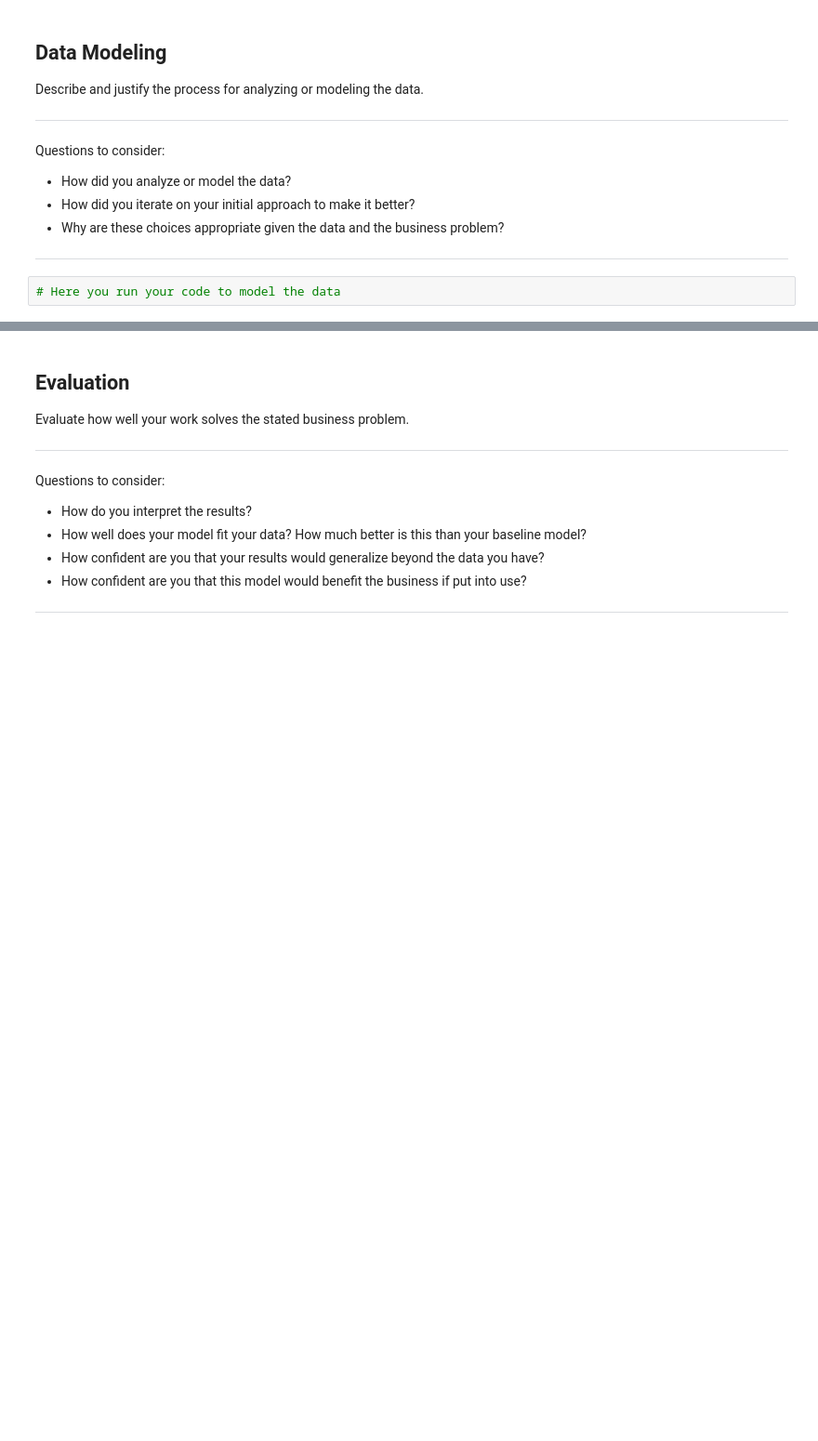
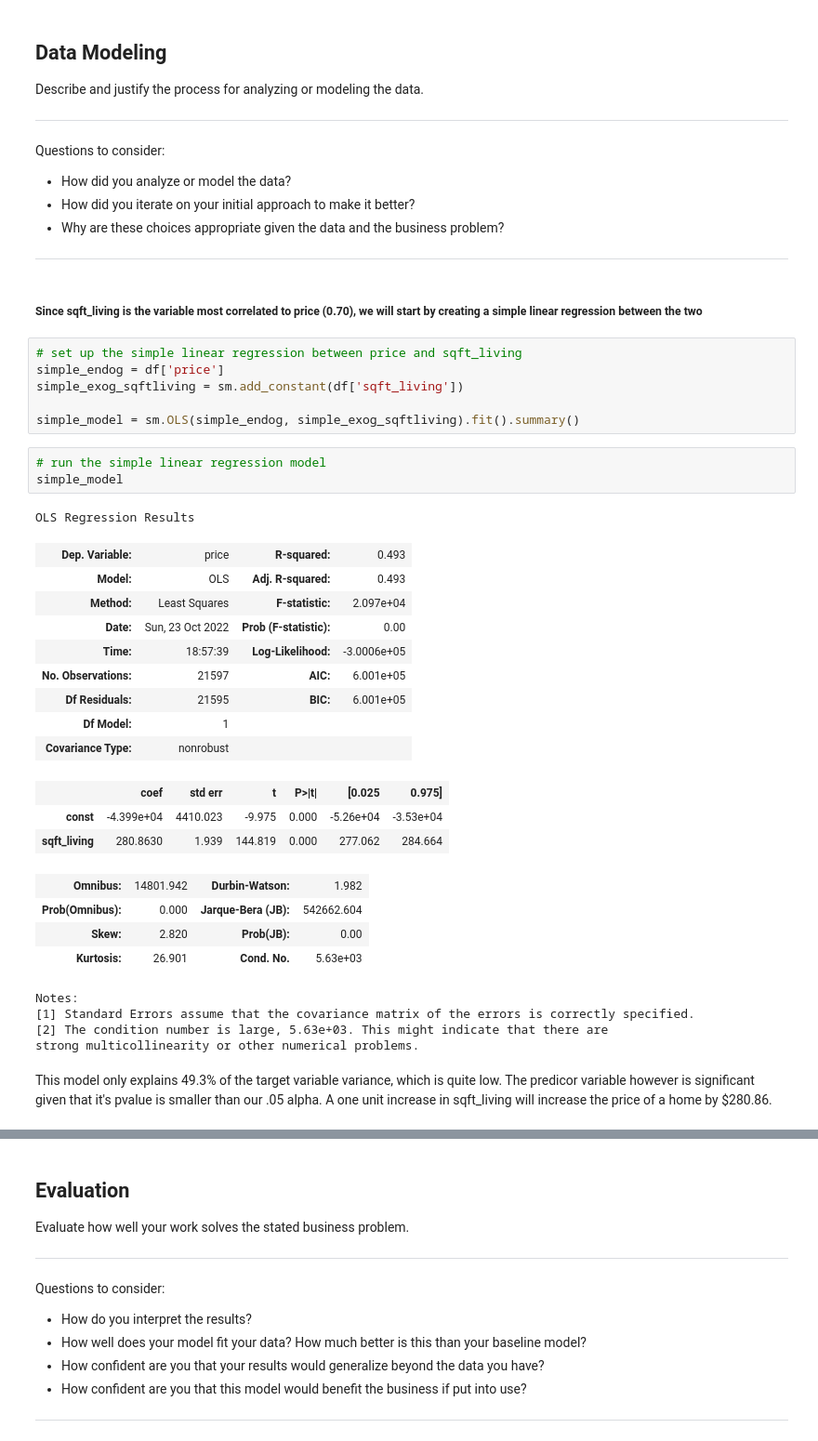
Before and after one commit to dermothethird/King_County_Housing_Project, a Jupyter notebook: Dermot_JNotebook.ipynb, the cells around one changed output, grey strips where cells are left out. Shown at 93% size. Cells and saved outputs as stored; diff of their text form; blank space fills up the shorter version.

Commit message:
adding two simple regressions

```diff
--- a/Dermot_JNotebook.ipynb
+++ b/Dermot_JNotebook.ipynb
@@ -186,5 +193,38 @@ Questions to consider:
 * How did you iterate on your initial approach to make it better?
 * Why are these choices appropriate given the data and the business problem?
 ***
-# %%
-# Here you run your code to model the data
+# %% [markdown]
+##### Since sqft_living is the variable most correlated to price (0.70), we will start by creating a simple linear regression between the two
+# %%
+# set up the simple linear regression between price and sqft_living
+simple_endog = df['price']
+simple_exog_sqftliving = sm.add_constant(df['sqft_living'])
+
+simple_model = sm.OLS(simple_endog, simple_exog_sqftliving).fit().summary()
+# %%
+# run the simple linear regression model
+simple_model
+# %% [output]
+OLS Regression Results
+| Dep. Variable: | price | R-squared: | 0.493 |
+| Model: | OLS | Adj. R-squared: | 0.493 |
+| Method: | Least Squares | F-statistic: | 2.097e+04 |
+| Date: | Sun, 23 Oct 2022 | Prob (F-statistic): | 0.00 |
+| Time: | 18:57:39 | Log-Likelihood: | -3.0006e+05 |
+| No. Observations: | 21597 | AIC: | 6.001e+05 |
+| Df Residuals: | 21595 | BIC: | 6.001e+05 |
+| Df Model: | 1 |  |  |
+| Covariance Type: | nonrobust |  |  |
+|  | coef | std err | t | P>|t| | [0.025 | 0.975] |
+| const | -4.399e+04 | 4410.023 | -9.975 | 0.000 | -5.26e+04 | -3.53e+04 |
+| sqft_living | 280.8630 | 1.939 | 144.819 | 0.000 | 277.062 | 284.664 |
+| Omnibus: | 14801.942 | Durbin-Watson: | 1.982 |
+| Prob(Omnibus): | 0.000 | Jarque-Bera (JB): | 542662.604 |
+| Skew: | 2.820 | Prob(JB): | 0.00 |
+| Kurtosis: | 26.901 | Cond. No. | 5.63e+03 |
+Notes:
+[1] Standard Errors assume that the covariance matrix of the errors is correctly specified.
+[2] The condition number is large, 5.63e+03. This might indicate that there are
+strong multicollinearity or other numerical problems.
+# %% [markdown]
+This model only explains 49.3% of the target variable variance, which is quite low. The predicor variable however is significant given that it's pvalue is smaller than our .05 alpha. A one unit increase in sqft_living will increase the price of a home by $280.86.
```
Also changed, not shown: parts of 9 cells of this notebook.
